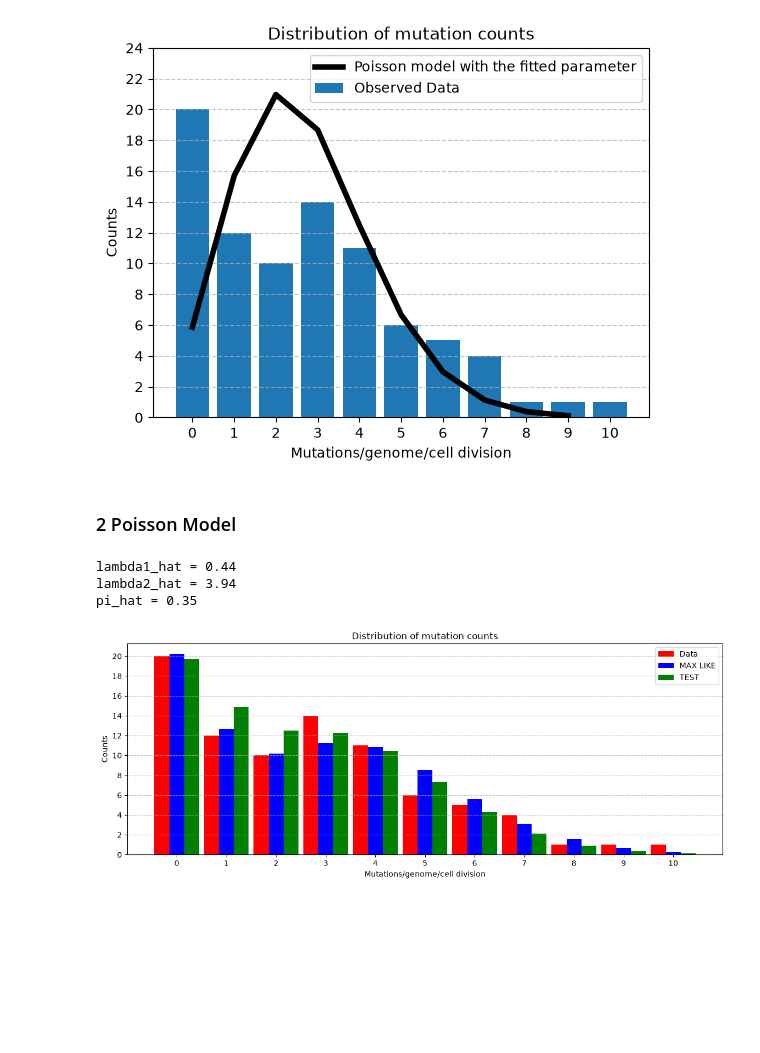
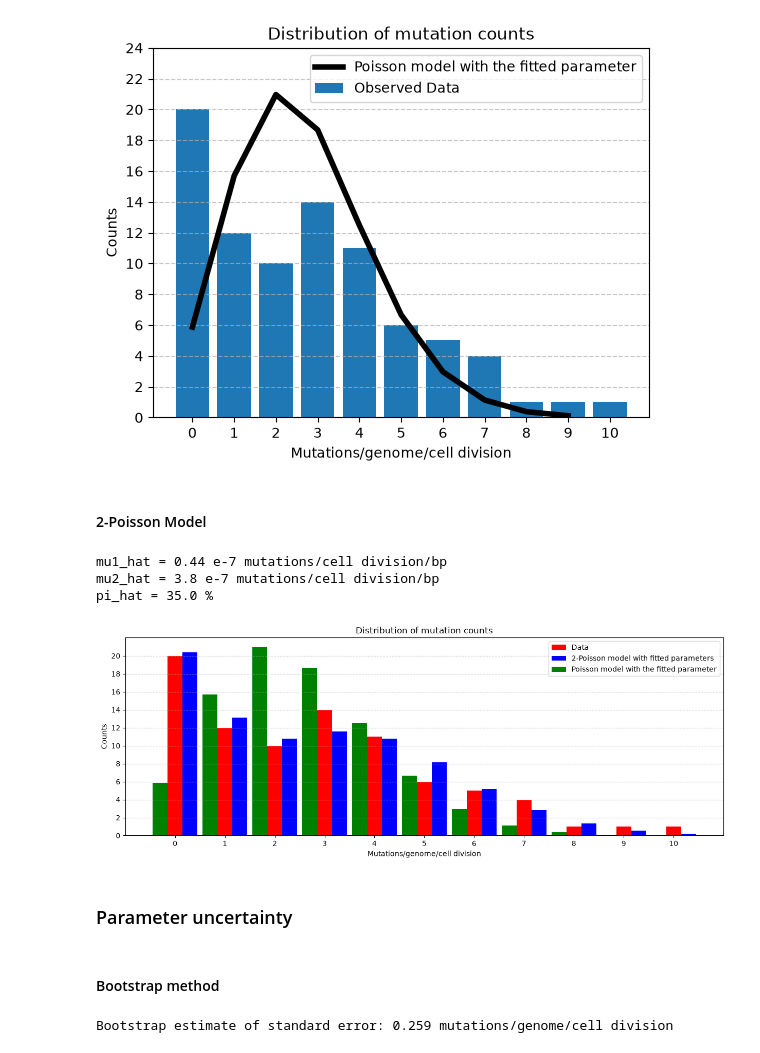
Before and after one commit to atomsim/cb2330-PRO1-Pair23, a Jupyter notebook: project.ipynb, the cells around one changed output. Drawn from its saved outputs; the diff is of its cells as text; code cells hidden in the pictures; blank space fills up the shorter version.

Commit message:
1 and 2 poisson estimated - parameter uncertainty

```diff
--- a/project.ipynb
+++ b/project.ipynb
@@ -320,68 +358,67 @@ plt.show()
 # %% [output]
 [figure]
 # %% [markdown]
-### 2 Poisson Model
+#### 2-Poisson Model
 # %%
-def nll_mix_poisson(counts, lambda1, lambda2, pi):
-    """NLL(theta) = - the sum over cells of ln p(x_i | theta)."""
-    total = 0.0
-    for x in counts:
-        total = total - math.log(pi * poisson(x, lambda1) + (1-pi) * poisson(x, lambda2))
-    return total
+mu1_candidates = np.arange(0, 2, 0.02).tolist()
+mu2_candidates = np.arange(1 , 5, 0.02).tolist()
+pi_candidates = np.arange(0.05 , 0.95, 0.05).tolist()
 
-lambda1 = np.arange(0, 2, 0.02).tolist()
-lambda2 = np.arange(1 , 5, 0.02).tolist()
-pi = np.arange(0.05 , 0.95, 0.05).tolist()
+mu1_hat, mu2_hat, pi_hat = fit_2_poisson(counts, mu1_candidates, mu2_candidates, pi_candidates)
 
-flag = True
-for k in pi:
-  for j in lambda2:
-    for i in lambda1:
-        nll_mix_poisson_score = nll_mix_poisson(counts,i,j,k)
-        if flag:
-            minimum = nll_mix_poisson_score
-            lambda1_hat = i
-            lambda2_hat = j
-            pi_hat = k
-            flag = False
-        elif nll_mix_poisson_score < minimum:
-            minimum = nll_mix_poisson_score
-            lambda1_hat = i
-            lambda2_hat = j
-            pi_hat = k
-
-print("lambda1_hat =", round(lambda1_hat, 3))
-print("lambda2_hat =", round(lambda2_hat, 3))
-print("pi_hat =", round(pi_hat, 3))
+print("mu1_hat =", round(mu1_hat, 3),"e-7 mutations/cell division/bp")
+print("mu2_hat =", round(mu2_hat, 3),"e-7 mutations/cell division/bp")
+print("pi_hat =", round(pi_hat*100, 3), "%")
 # %% [output]
-lambda1_hat = 0.44
-lambda2_hat = 3.94
-pi_hat = 0.35
+mu1_hat = 0.44 e-7 mutations/cell division/bp
+mu2_hat = 3.8 e-7 mutations/cell division/bp
+pi_hat = 35.0 %
 # %%
 y_mix_poisson_lik = [0] * len(counts)
 y_mix_poisson_test = [0] * len(counts)
 
 for i in range(len(counts)):
-    y_mix_poisson_lik[i] += pi_hat * poisson(counts[i], lambda1_hat) + (1-pi_hat) * poisson(counts[i], lambda2_hat)
+    y_mix_poisson_lik[i] += pi_hat * poisson(counts[i], mu1_hat) + (1-pi_hat) * poisson(counts[i], mu2_hat)
     y_mix_poisson_test[i] += 0.35 * poisson(counts[i], 0.5) + (1-0.35) * poisson(counts[i], 3.5)
-    #y_mix_poisson_test[i] += 0.2 * poisson(counts[i], lambda1_hat) + (1-0.2) * poisson(counts[i], lambda2_hat)
+    #y_mix_poisson_test[i] += 0.2 * poisson(counts[i], mu1_hat) + (1-0.2) * poisson(counts[i], mu2_hat)
 
 N = 85
 y_mix_poisson_lik = [x*N for x in y_mix_poisson_lik]
 y_mix_poisson_test = [x*N for x in y_mix_poisson_test]
 
-plt.figure(figsize=(14, 5))
+plt.figure(figsize=(15, 5))
 #plt.bar(counts, y_mix_poisson)
-plt.bar(np.array(range((max_mutation_count)+1)) - 0.3, mutation_counts, width=0.3, label='Data', color='red')
-plt.bar(np.array(counts) , y_mix_poisson_lik, width=0.3, label='MAX LIKE', color='blue')
-plt.bar(np.array(counts) + 0.3, y_mix_poisson_test, width=0.3, label='TEST', color='green')
+plt.bar(np.array(range((max_mutation_count)+1)), mutation_counts, width=0.3, label='Data', color='red')
+plt.bar(np.array(counts) + 0.3, y_mix_poisson_lik, width=0.3, label='2-Poisson model with fitted parameters', color='blue')
+plt.bar(np.array(k_counts) - 0.3, y,color="green", label="Poisson model with the fitted parameter", width=0.3)
 plt.xlabel("Mutations/genome/cell division")
 plt.ylabel("Counts")
 plt.xticks(range(0,11));
 plt.yticks(range(0,22,2));
 plt.grid(axis='y', linestyle='--', alpha=0.7, zorder=0)
 plt.title("Distribution of mutation counts")
 plt.legend()
 plt.show()
 # %% [output]
-[figure, old version]
+[figure, new version]
+# %% [markdown]
+### Parameter uncertainty
+# %% [markdown]
+#### Bootstrap method
+# %%
+B = 2000
+SEED = 8
+rs = uniforms(B * N, SEED)
+equal = [1 / N] * N
+
+boot_estimates = [0.0] * B
+for b in range(B):
+  resample = [0.0] * N
+  for i in range(N):
+    j = choose(rs[b*N + i], equal)
+    resample[i] = counts[j]
+    boot_estimates[b] = mean(resample)
+sigma_boot = std_dev(boot_estimates)
+print(f"Bootstrap estimate of standard error: {round(sigma_boot, 3)} mutations/genome/cell division")
+# %% [output]
+Bootstrap estimate of standard error: 0.259 mutations/genome/cell division
```
Also changed, not shown: parts of 5 cells of this notebook.
